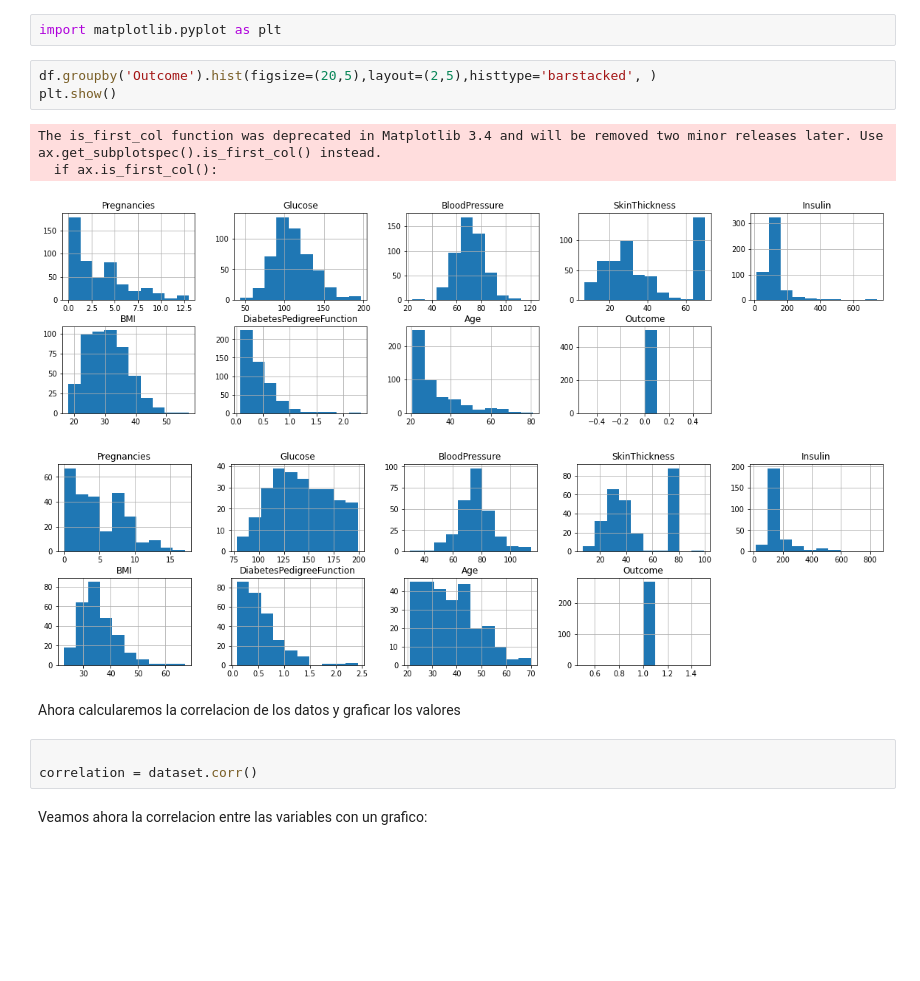
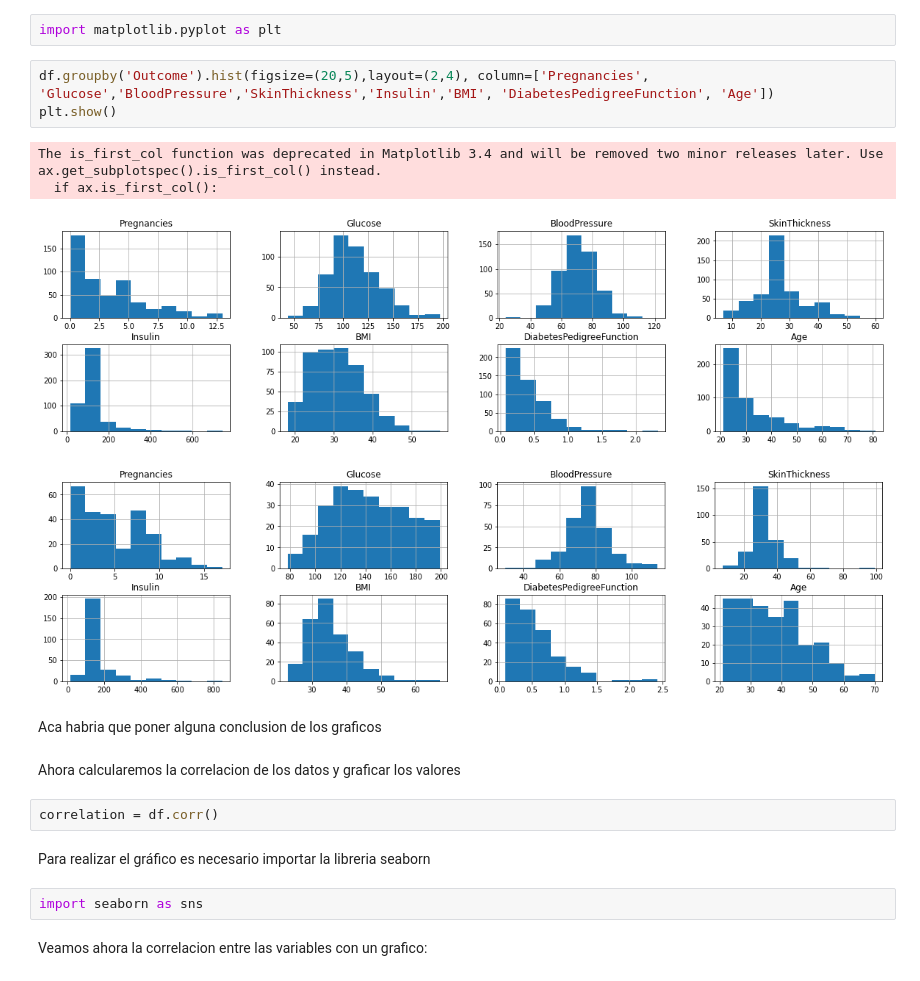
Before and after one commit to scheinpablo/TP1Redes, a Jupyter notebook: Ejercicio2/main.ipynb, the cells around one changed output. Cells and saved outputs as stored; diff of their text form; blank space fills up the shorter version.

```diff
--- a/Ejercicio2/main.ipynb
+++ b/Ejercicio2/main.ipynb
@@ -248,17 +248,22 @@ dtype: int64
 # %%
 import matplotlib.pyplot as plt
 # %%
-df.groupby('Outcome').hist(figsize=(20,5),layout=(2,5),histtype='barstacked', )
+df.groupby('Outcome').hist(figsize=(20,5),layout=(2,4), column=['Pregnancies', 'Glucose','BloodPressure','SkinThickness','Insulin','BMI', 'DiabetesPedigreeFunction', 'Age'])
 plt.show()
 # %% [output]
 The is_first_col function was deprecated in Matplotlib 3.4 and will be removed two minor releases later. Use ax.get_subplotspec().is_first_col() instead.
   if ax.is_first_col():
-[figure, old version]
+[figure, new version]
-[figure, old version]
+[figure, new version]
+# %% [markdown]
+Aca habria que poner alguna conclusion de los graficos
 # %% [markdown]
 Ahora calcularemos la correlacion de los datos y graficar los valores
-# %%
-
-correlation = dataset.corr()
+# %%
+correlation = df.corr()
+# %% [markdown]
+Para realizar el gráfico es necesario importar la libreria seaborn
+# %%
+import seaborn as sns
 # %% [markdown]
 Veamos ahora la correlacion entre las variables con un grafico:
```
Also changed, not shown: parts of 10 cells of this notebook.
